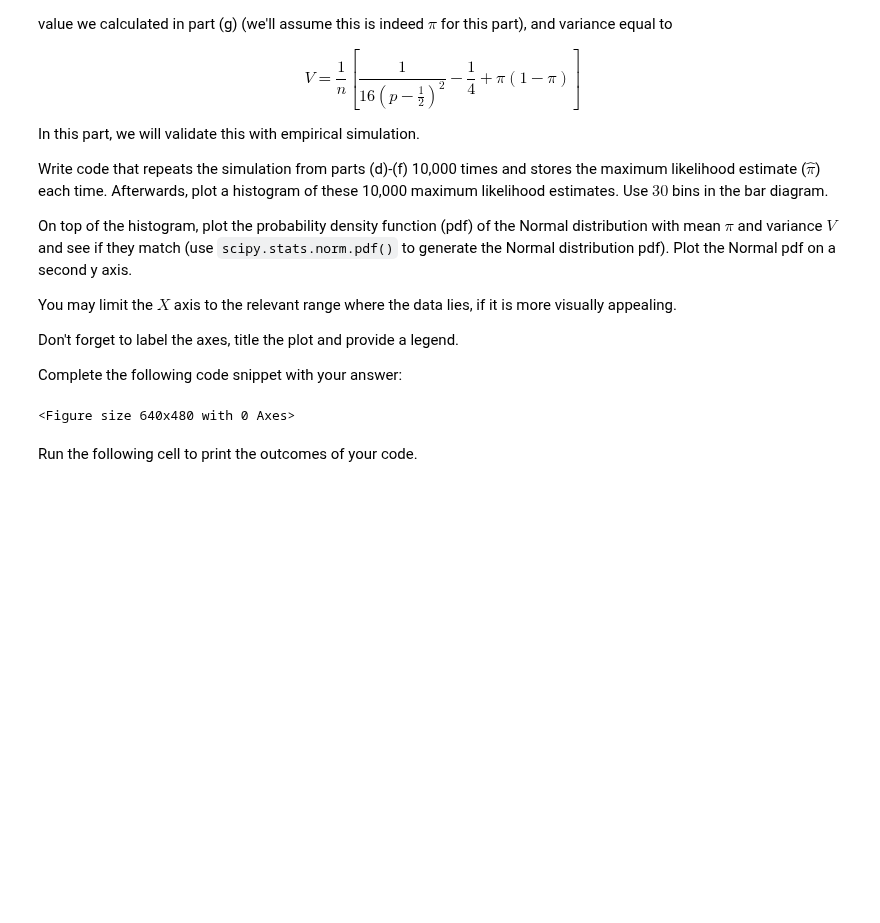
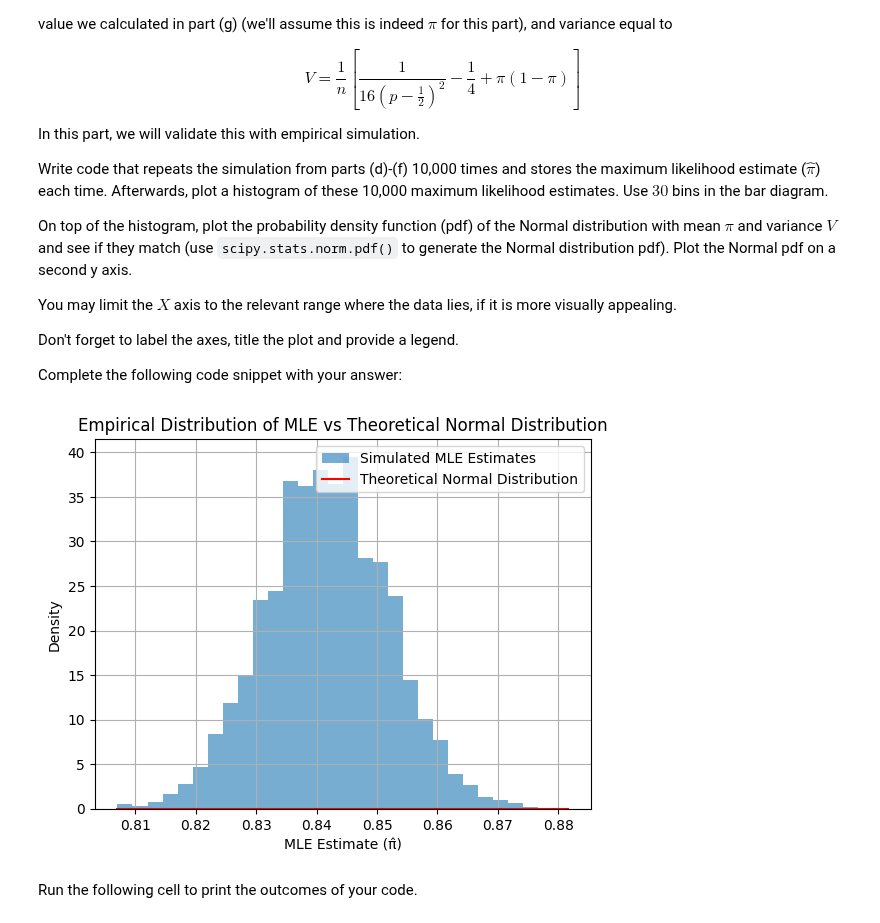
Before and after one commit to KJWesthoff/233LabTaskForce, a Jupyter notebook: lab1/Lab1.ipynb, the cells around one changed output. Drawn from its saved outputs; the diff is of its cells as text; code cells hidden in the pictures; blank space fills up the shorter version.

```diff
--- a/lab1/Lab1.ipynb
+++ b/lab1/Lab1.ipynb
@@ -734,10 +732,49 @@ Don't forget to label the axes, title the plot and provide a legend.
 
 Complete the following code snippet with your answer:
 # %%
+# p2h_figure = pyplot.figure();
+# Your solution goes here
+
+# Number of simulations
+num_simulations = 10000
+n = len(drug_use)
+
+mle_estimates = []
+
+for _ in range(num_simulations):
+    spinner_results = numpy.random.uniform(size=n) <= p
+    rr_yes = drug_use == spinner_results
+
+    # Compute MLE estimate for this simulation
+    y_bar = numpy.mean(rr_yes)
+    mle_estimate = (y_bar - p) / (1 - 2 * p)
+    mle_estimates.append(mle_estimate)
+
+mle_estimates = numpy.array(mle_estimates)
+
+# Compute theoretical mean (assumed to be π) and variance
+theoretical_mean = p2g_pi_direct_estimate
+theoretical_variance = (1 / n) * (1 / (1 - 2*p)**2 - 1/4 + theoretical_mean * (1 - theoretical_mean))
 p2h_figure = pyplot.figure();
-# Your solution goes here
+
+# Plot MLE
+pyplot.hist(mle_estimates, bins=30, density=True, alpha=0.6, label="Simulated MLE Estimates")
+
+# Generate normal distribution for comparison using scipy.stats.norm.pdf()
+x_values = numpy.linspace(min(mle_estimates), max(mle_estimates), 100)
+normal_pdf = scipy.stats.norm.pdf(x_values, loc=theoretical_mean, scale=numpy.sqrt(theoretical_variance))
+
+# Plot theoretical normal PDF
+pyplot.plot(x_values, normal_pdf, 'r-', label="Theoretical Normal Distribution")
+
+pyplot.xlabel("MLE Estimate (π̂)")
+pyplot.ylabel("Density")
+pyplot.title("Empirical Distribution of MLE vs Theoretical Normal Distribution")
+pyplot.legend()
+pyplot.grid()
+pyplot.show()
 # %% [output]
-<Figure size 640x480 with 0 Axes>
+[figure, added]
 # %% [markdown]
 Run the following cell to print the outcomes of your code.
 # %%
```
Also changed, not shown: parts of 7 cells of this notebook.
